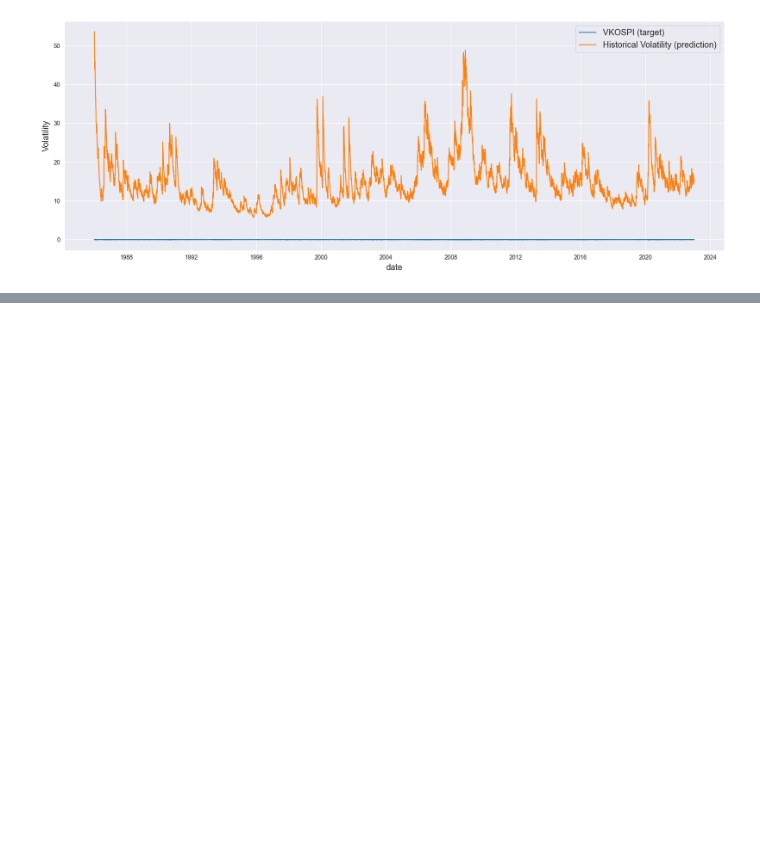
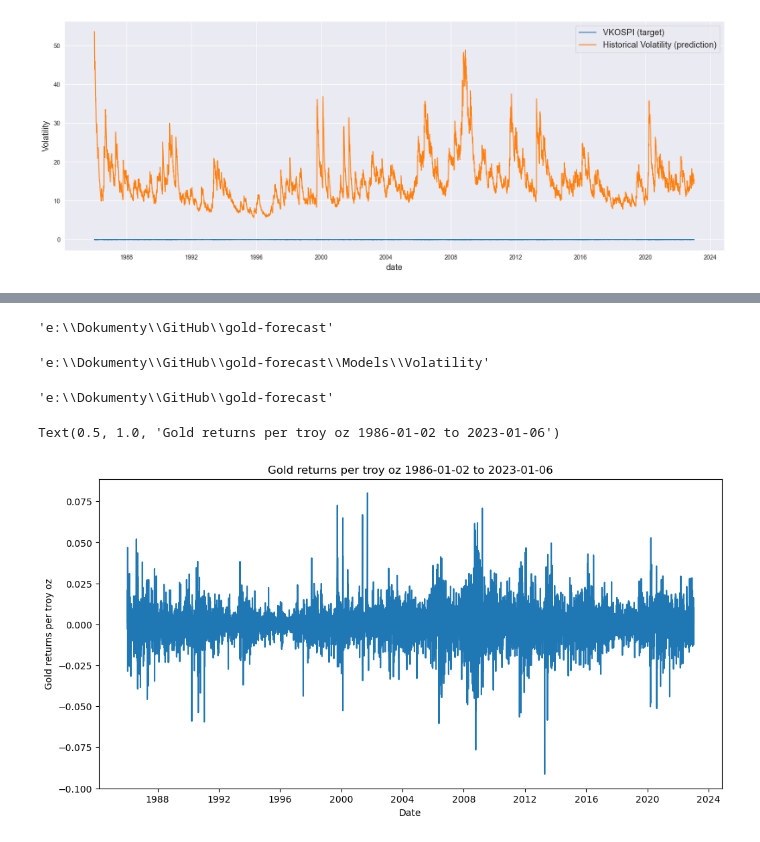
Before and after one commit to maxbranting/gold-forecast, a Jupyter notebook: Models/Volatility/GARCH.ipynb, the cells around one changed output, grey strips where cells are left out. Drawn from its saved outputs; the diff is of its cells as text; code cells hidden in the pictures; blank space fills up the shorter version.

```diff
--- a/Models/Volatility/GARCH.ipynb
+++ b/Models/Volatility/GARCH.ipynb
@@ -158,0 +161,5 @@ plt.show()
+# %%
+import os
+os.getcwd() # cwd needs to be just in the gold-forecast folder
+# %% [output]
+'e:\\Dokumenty\\GitHub\\gold-forecast'
@@ -158,0 +178,23 @@ plt.show()
+# %%
+import os
+os.getcwd()
+# %% [output]
+'e:\\Dokumenty\\GitHub\\gold-forecast\\Models\\Volatility'
+# %%
+os.chdir('..')
+os.chdir('..')
+os.getcwd()
+# %% [output]
+'e:\\Dokumenty\\GitHub\\gold-forecast'
+# %%
+df = pd.read_csv('data/data_returns_clean.csv', sep=';', index_col='date',  parse_dates=['date'], usecols=['date','Gold'])
+df.dropna(inplace=True)
+# %%
+fig, ax = plt.subplots(figsize=(12,6))
+sns.lineplot(x=df.index, y='Gold', data=df, ax=ax)
+ax.set_ylabel('Gold returns per troy oz')
+ax.set_xlabel('Date')
+ax.set_title('Gold returns per troy oz 1986-01-02 to 2023-01-06')
+# %% [output]
+Text(0.5, 1.0, 'Gold returns per troy oz 1986-01-02 to 2023-01-06')
+[figure, added]
```
Also changed, not shown: parts of 7 cells of this notebook, 1 other file.
